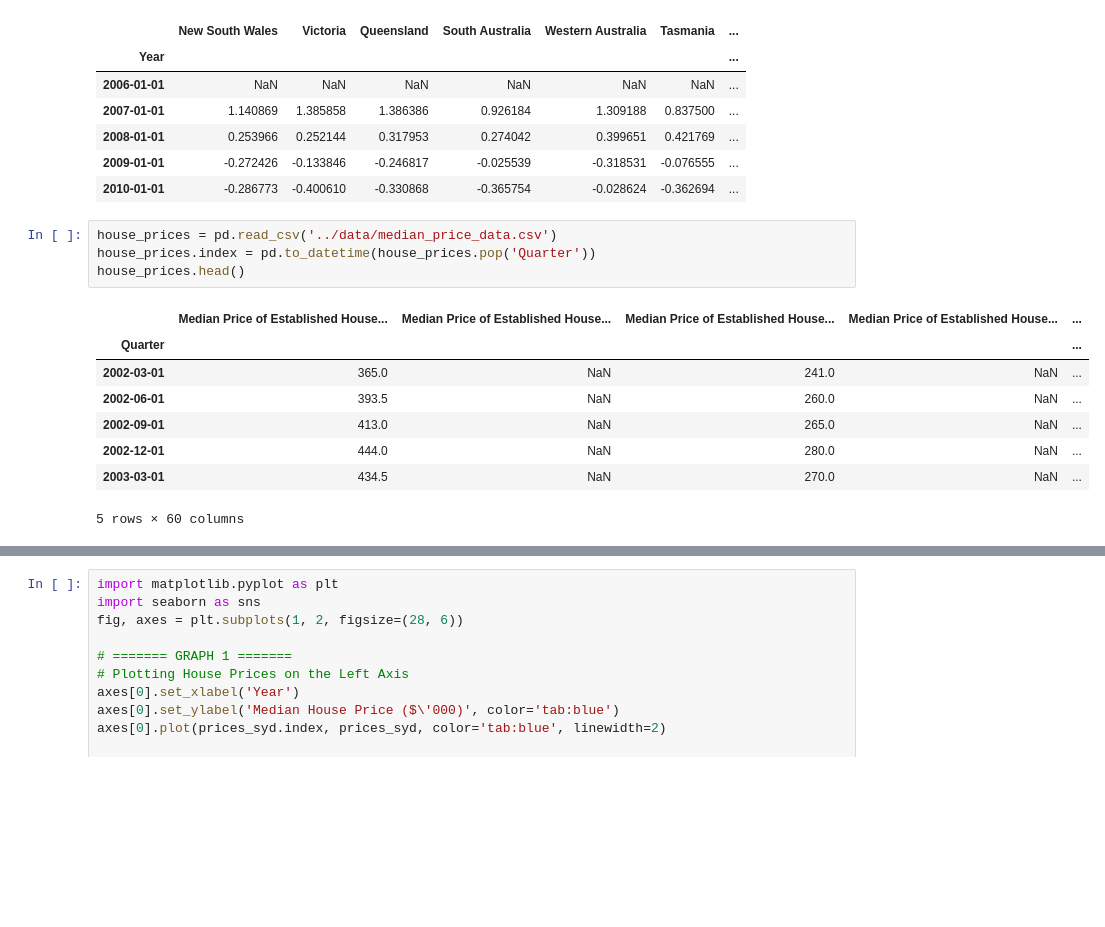
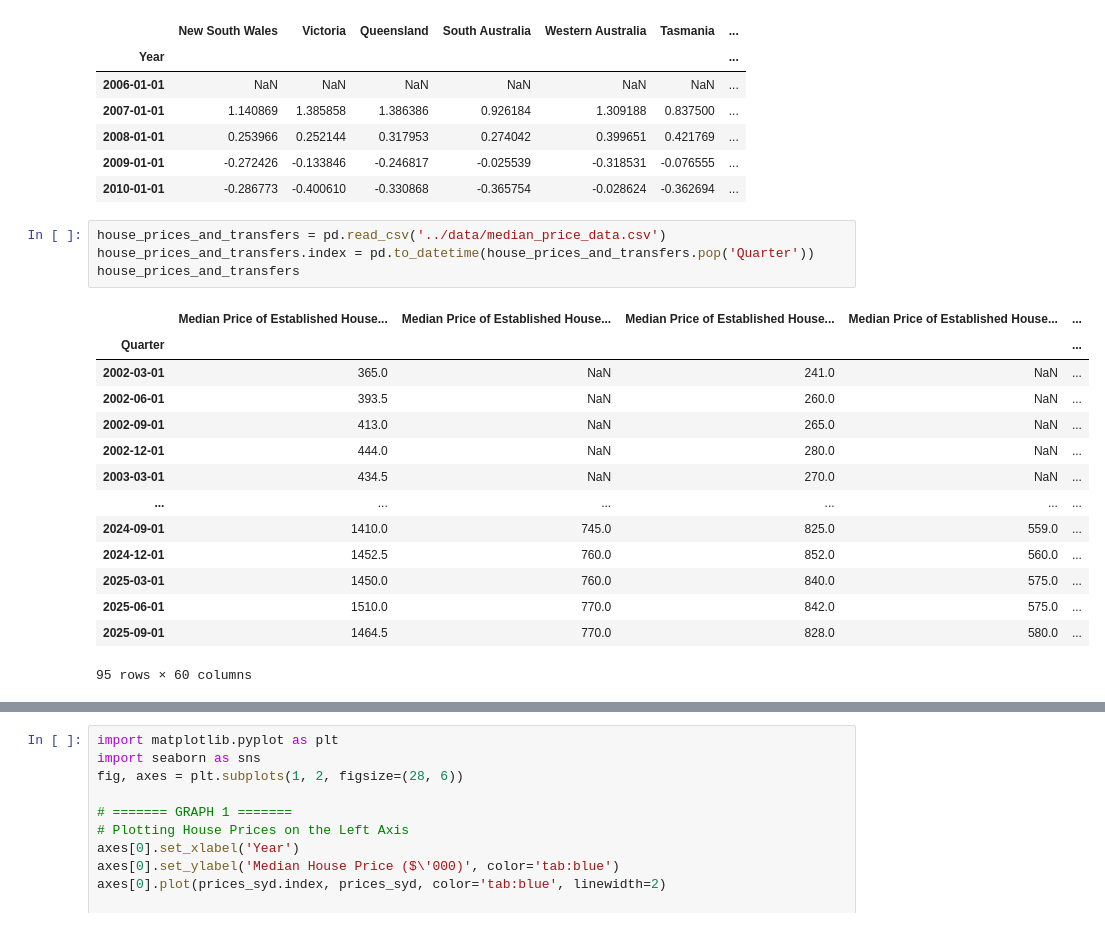
Before and after one commit to aydinkhan2005/Investigating-Factors-Affecting-Housing-in-Australia, a Jupyter notebook: notebooks/EDA_A.ipynb, the cells around one changed output, grey strips where cells are left out. Drawn from its saved outputs; the diff is of its cells as text; blank space fills up the shorter version.

```diff
--- a/notebooks/EDA_A.ipynb
+++ b/notebooks/EDA_A.ipynb
@@ -94,15 +94,21 @@ pct_migration_changes.head()
 | 2009-01-01 | -0.272426 | -0.133846 | -0.246817 | -0.025539 | -0.318531 | -0.076555 | ... |
 | 2010-01-01 | -0.286773 | -0.400610 | -0.330868 | -0.365754 | -0.028624 | -0.362694 | ... |
 # %%
-house_prices = pd.read_csv('../data/median_price_data.csv')
-house_prices.index = pd.to_datetime(house_prices.pop('Quarter'))
-house_prices.head()
+house_prices_and_transfers = pd.read_csv('../data/median_price_data.csv')
+house_prices_and_transfers.index = pd.to_datetime(house_prices_and_transfers.pop('Quarter'))
+house_prices_and_transfers
 # %% [output]
 |  | Median Price of Established House... | Median Price of Established House... | Median Price of Established House... | Median Price of Established House... | ... |
 | Quarter |  |  |  |  | ... |
 | 2002-03-01 | 365.0 | NaN | 241.0 | NaN | ... |
 | 2002-06-01 | 393.5 | NaN | 260.0 | NaN | ... |
 | 2002-09-01 | 413.0 | NaN | 265.0 | NaN | ... |
 | 2002-12-01 | 444.0 | NaN | 280.0 | NaN | ... |
 | 2003-03-01 | 434.5 | NaN | 270.0 | NaN | ... |
+| ... | ... | ... | ... | ... | ... |
+| 2024-09-01 | 1410.0 | 745.0 | 825.0 | 559.0 | ... |
+| 2024-12-01 | 1452.5 | 760.0 | 852.0 | 560.0 | ... |
+| 2025-03-01 | 1450.0 | 760.0 | 840.0 | 575.0 | ... |
+| 2025-06-01 | 1510.0 | 770.0 | 842.0 | 575.0 | ... |
+| 2025-09-01 | 1464.5 | 770.0 | 828.0 | 580.0 | ... |
-5 rows × 60 columns
+95 rows × 60 columns
```
Also changed, not shown: parts of 9 cells of this notebook.
